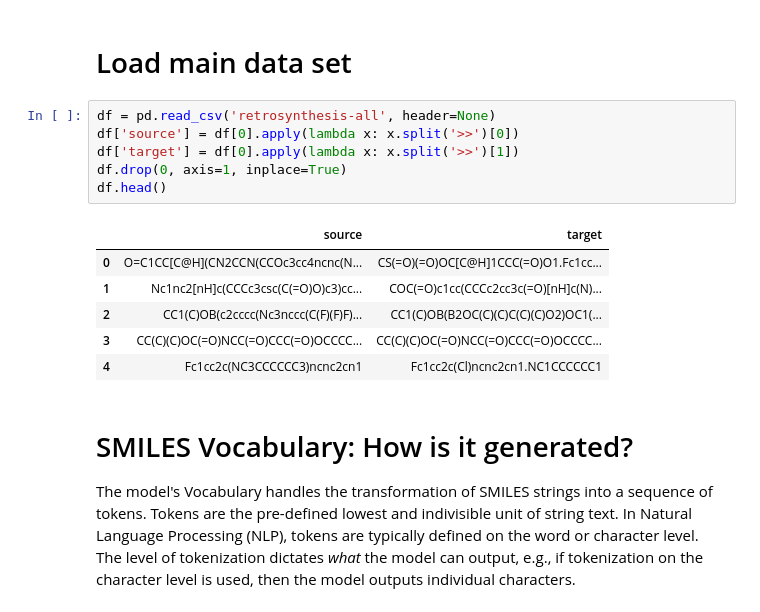
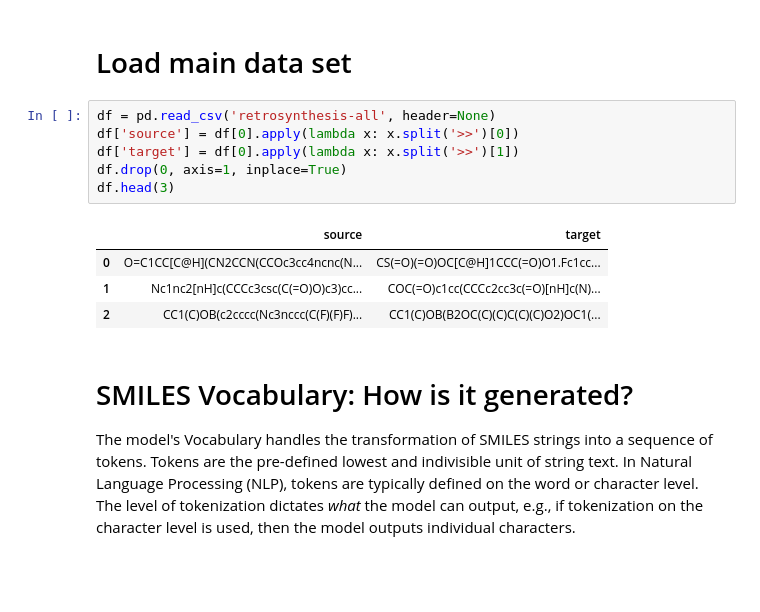
Before and after one commit to costasmexis/metabolic-pathways, a Jupyter notebook: retrosynthesis/transformer.ipynb, the cells around one changed output. Cells and saved outputs as stored; diff of their text form; blank space fills up the shorter version.

```diff
--- a/retrosynthesis/transformer.ipynb
+++ b/retrosynthesis/transformer.ipynb
@@ -15,16 +15,14 @@ warnings.filterwarnings('ignore')
 # %%
 df = pd.read_csv('retrosynthesis-all', header=None)
 df['source'] = df[0].apply(lambda x: x.split('>>')[0])
 df['target'] = df[0].apply(lambda x: x.split('>>')[1])
 df.drop(0, axis=1, inplace=True)
-df.head()
+df.head(3)
 # %% [output]
 |  | source | target |
 | 0 | O=C1CC[C@H](CN2CCN(CCOc3cc4ncnc(N... | CS(=O)(=O)OC[C@H]1CCC(=O)O1.Fc1cc... |
 | 1 | Nc1nc2[nH]c(CCCc3csc(C(=O)O)c3)cc... | COC(=O)c1cc(CCCc2cc3c(=O)[nH]c(N)... |
 | 2 | CC1(C)OB(c2cccc(Nc3nccc(C(F)(F)F)... | CC1(C)OB(B2OC(C)(C)C(C)(C)O2)OC1(... |
-| 3 | CC(C)(C)OC(=O)NCC(=O)CCC(=O)OCCCC... | CC(C)(C)OC(=O)NCC(=O)CCC(=O)OCCCC... |
-| 4 | Fc1cc2c(NC3CCCCCC3)ncnc2cn1 | Fc1cc2c(Cl)ncnc2cn1.NC1CCCCCC1 |
 # %% [markdown]
 # SMILES Vocabulary: How is it generated?
 
```
Also changed, not shown: parts of 24 cells of this notebook, 2 other files.
